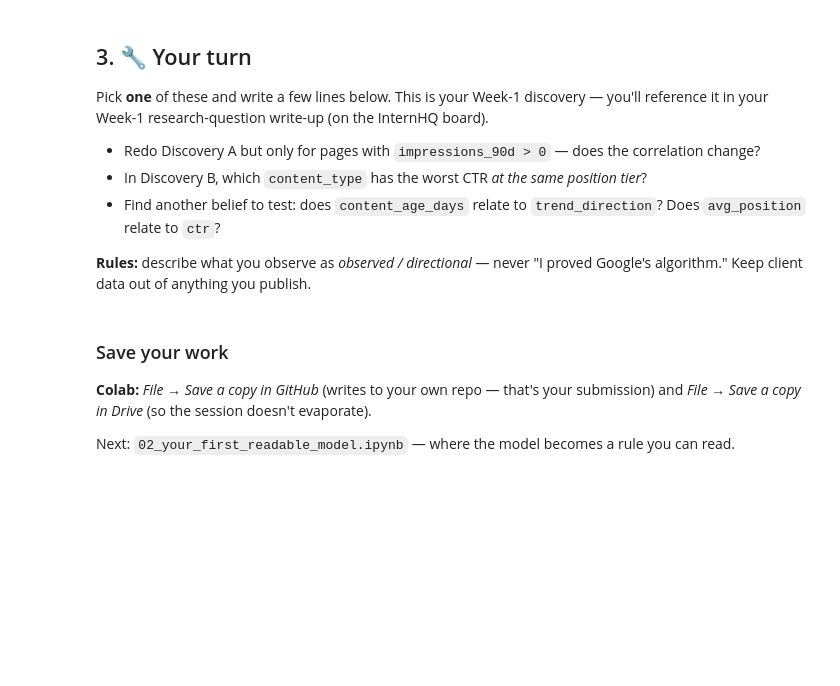
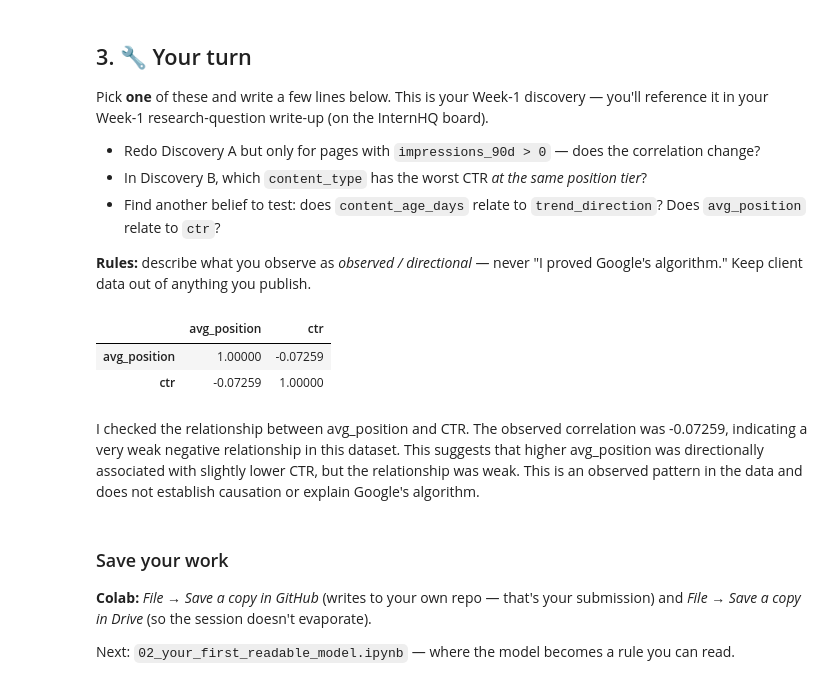
Before and after one commit to vivekk-patil/flyrank-ml-internship-vivekpatil, a Jupyter notebook: notebooks/01_first_look_and_discovery.ipynb, the cells around one changed output. Cells and saved outputs as stored; diff of their text form; code cells hidden in the pictures; blank space fills up the shorter version.

```diff
--- a/notebooks/01_first_look_and_discovery.ipynb
+++ b/notebooks/01_first_look_and_discovery.ipynb
@@ -99,6 +153,13 @@ Pick **one** of these and write a few lines below. This is your Week-1 discovery
 **Rules:** describe what you observe as *observed / directional* — never "I proved Google's algorithm." Keep client data out of anything you publish.
 # %%
 # Your discovery here
+df[["avg_position", "ctr"]].corr()
+# %% [output]
+|  | avg_position | ctr |
+| avg_position | 1.00000 | -0.07259 |
+| ctr | -0.07259 | 1.00000 |
+# %% [markdown]
+I checked the relationship between avg_position and CTR. The observed correlation was -0.07259, indicating a very weak negative relationship in this dataset. This suggests that higher avg_position was directionally associated with slightly lower CTR, but the relationship was weak. This is an observed pattern in the data and does not establish causation or explain Google's algorithm.
 # %% [markdown]
 ### Save your work
 **Colab:** *File → Save a copy in GitHub* (writes to your own repo — that's your submission) and *File → Save a copy in Drive* (so the session doesn't evaporate).
```
Also changed, not shown: parts of 7 cells of this notebook.
